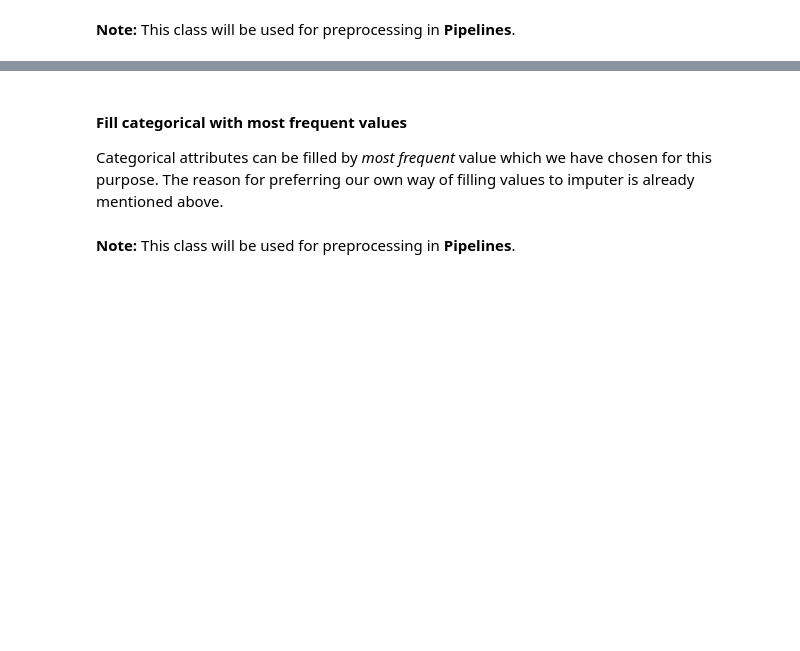
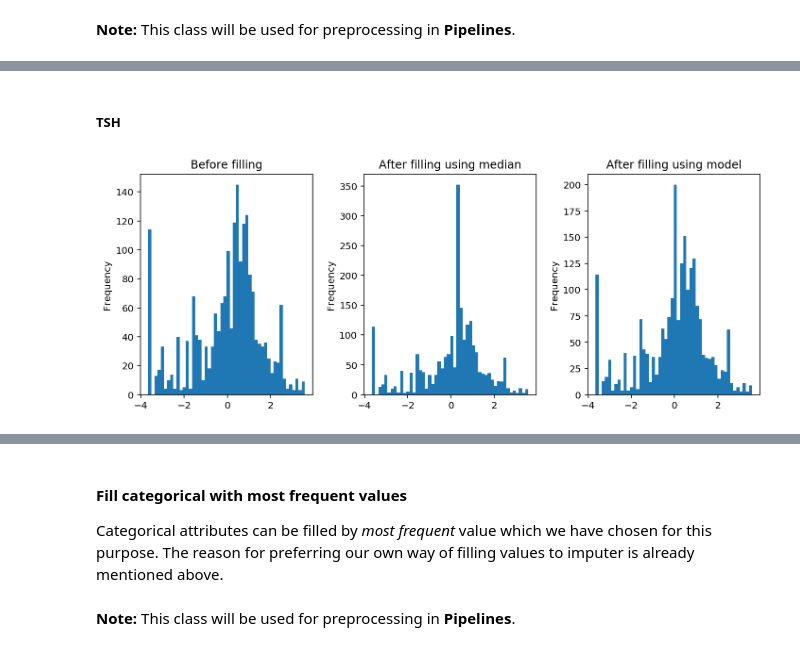
Before and after one commit to pmacinec/iau-project, a Jupyter notebook: macinec_janik_project1_preprocessing.ipynb, the cells around one changed output, grey strips where cells are left out. Saved outputs shown, nothing was run; the diff lists cells and outputs as text; code cells hidden in the pictures; blank space fills up the shorter version.

```diff
--- a/macinec_janik_project1_preprocessing.ipynb
+++ b/macinec_janik_project1_preprocessing.ipynb
@@ -973,0 +973,6 @@ compare_filling(only_normalized['FTI'], filled_median['FTI'], filled_model['FTI'
+# %% [markdown]
+##### TSH
+# %%
+compare_filling(normalized_replaced['TSH'], filled_median['TSH'], filled_model['TSH'])
+# %% [output]
+[figure, added]
```
Also changed, not shown: parts of 73 cells of this notebook.
